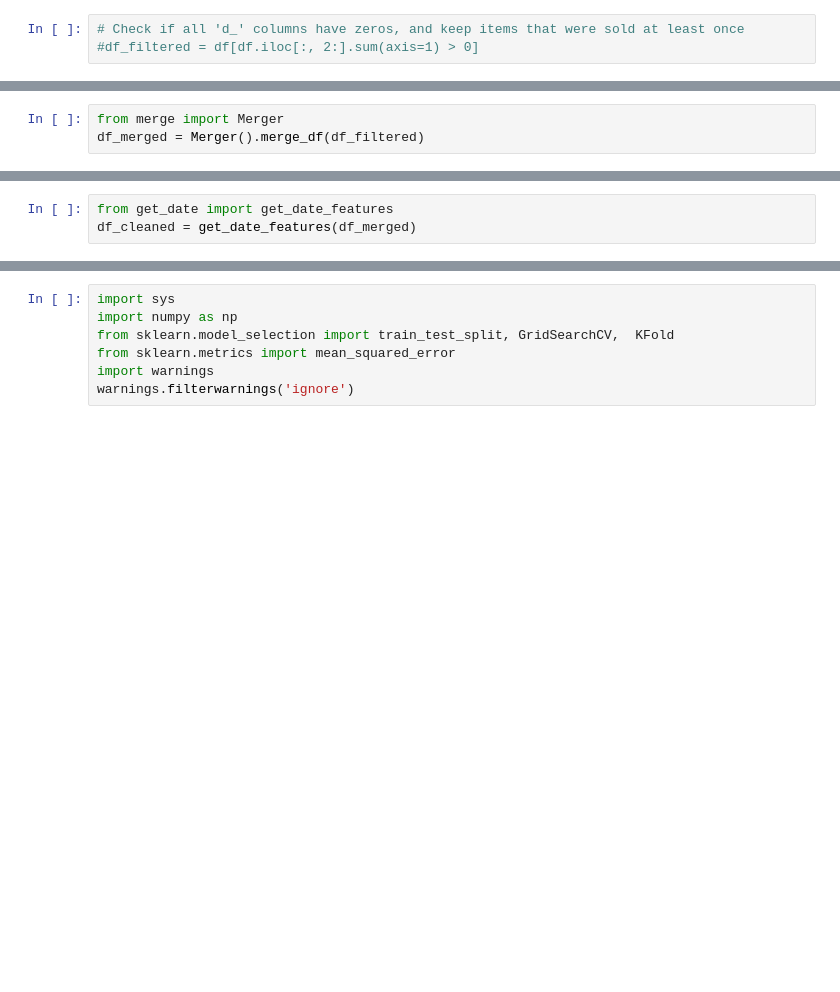
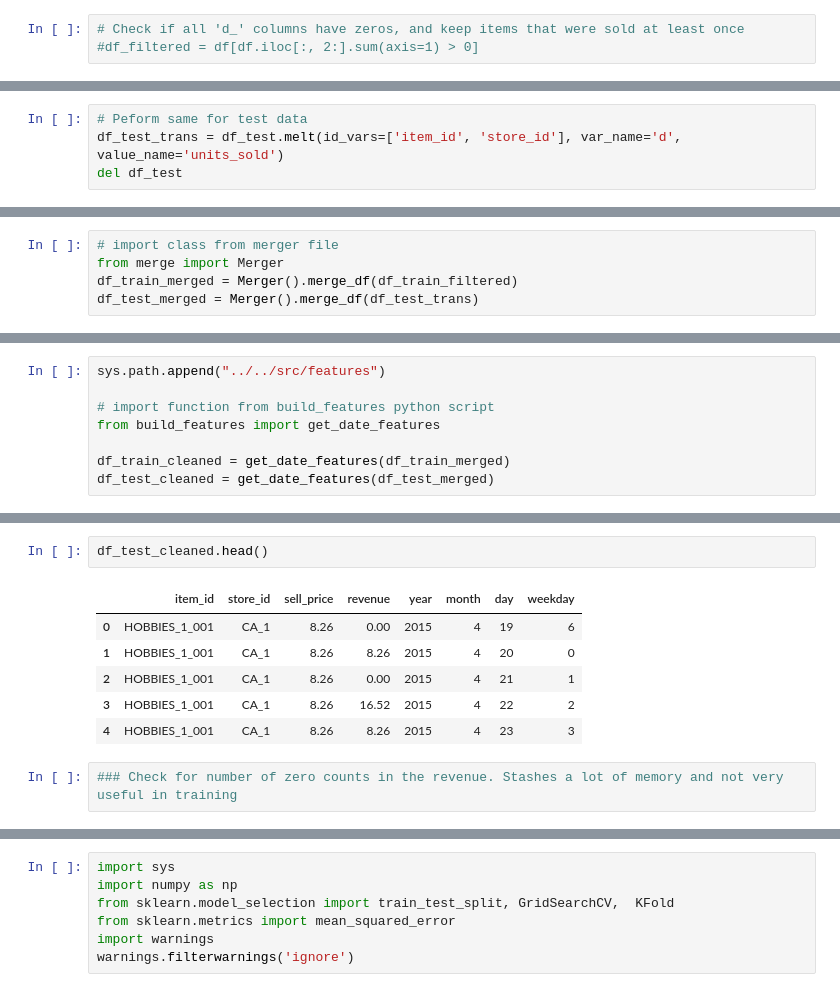
Before and after one commit to Kritz23/adv_mla_at2, a Jupyter notebook: notebooks/predictive/dhawale_kritika-24587661-sgd_pipeline.ipynb, the cells around one changed output, grey strips where cells are left out. Saved outputs shown, nothing was run; the diff lists cells and outputs as text; blank space fills up the shorter version.

```diff
--- a/notebooks/predictive/dhawale_kritika-24587661-sgd_pipeline.ipynb
+++ b/notebooks/predictive/dhawale_kritika-24587661-sgd_pipeline.ipynb
@@ -36,2 +82,6 @@ df_filtered.shape
 # %% [output]
 (35604805, 4)
+# %%
+# Peform same for test data
+df_test_trans = df_test.melt(id_vars=['item_id', 'store_id'], var_name='d', value_name='units_sold')
+del df_test
@@ -38,4 +100,6 @@ df_filtered.shape
 # %%
+# import class from merger file
 from merge import Merger
-df_merged = Merger().merge_df(df_filtered)
+df_train_merged = Merger().merge_df(df_train_filtered)
+df_test_merged = Merger().merge_df(df_test_trans)
 # %%
@@ -56,4 +130,9 @@ del df_filtered
 # %%
-from get_date import get_date_features
-df_cleaned = get_date_features(df_merged)
+sys.path.append("../../src/features")
+
+# import function from build_features python script
+from build_features import get_date_features
+
+df_train_cleaned = get_date_features(df_train_merged)
+df_test_cleaned = get_date_features(df_test_merged)
 # %%
@@ -65,4 +144,15 @@ df_cleaned.head()
 | 2 | HOBBIES_1_008 | CA_1 | 0.46 | 0.00 | 2011 | 1 | 31 | 0 |
 | 3 | HOBBIES_1_008 | CA_1 | 0.46 | 0.00 | 2011 | 2 | 1 | 1 |
 | 4 | HOBBIES_1_008 | CA_1 | 0.46 | 0.00 | 2011 | 2 | 2 | 2 |
+# %%
+df_test_cleaned.head()
+# %% [output]
+|  | item_id | store_id | sell_price | revenue | year | month | day | weekday |
+| 0 | HOBBIES_1_001 | CA_1 | 8.26 | 0.00 | 2015 | 4 | 19 | 6 |
+| 1 | HOBBIES_1_001 | CA_1 | 8.26 | 8.26 | 2015 | 4 | 20 | 0 |
+| 2 | HOBBIES_1_001 | CA_1 | 8.26 | 0.00 | 2015 | 4 | 21 | 1 |
+| 3 | HOBBIES_1_001 | CA_1 | 8.26 | 16.52 | 2015 | 4 | 22 | 2 |
+| 4 | HOBBIES_1_001 | CA_1 | 8.26 | 8.26 | 2015 | 4 | 23 | 3 |
+# %%
+### Check for number of zero counts in the revenue. Stashes a lot of memory and not very useful in training
 # %%
```
Also changed, not shown: parts of 55 cells of this notebook, 6 other files.
